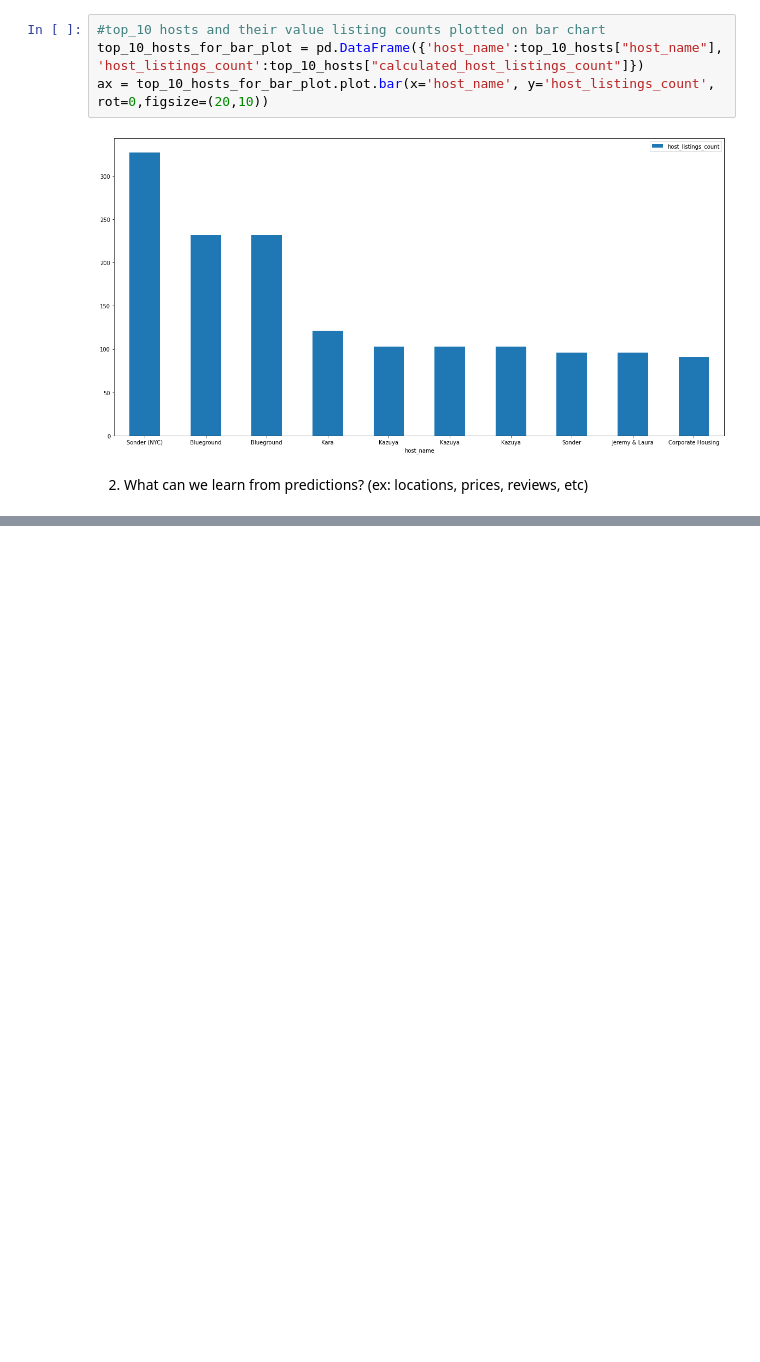
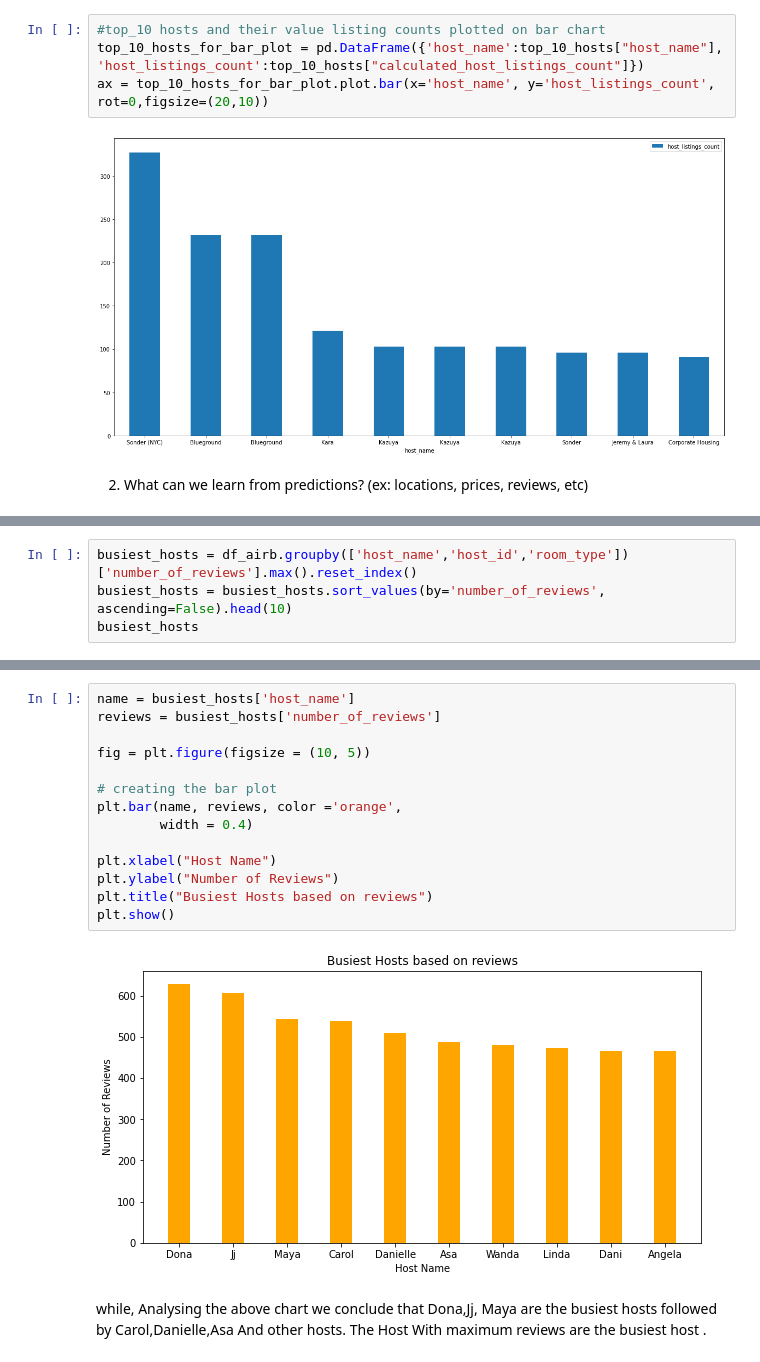
Before and after one commit to vivvvek24/Airbnb-analysis, a Jupyter notebook: Copy_of_Airbnb_Bookings_Analysis_Capstone_Project.ipynb, the cells around one changed output, grey strips where cells are left out. Saved outputs shown, nothing was run; the diff lists cells and outputs as text; blank space fills up the shorter version.

```diff
--- a/Copy_of_Airbnb_Bookings_Analysis_Capstone_Project.ipynb
+++ b/Copy_of_Airbnb_Bookings_Analysis_Capstone_Project.ipynb
@@ -261,0 +280,4 @@ plt.show()
+# %%
+busiest_hosts = df_airb.groupby(['host_name','host_id','room_type'])['number_of_reviews'].max().reset_index()
+busiest_hosts = busiest_hosts.sort_values(by='number_of_reviews', ascending=False).head(10)
+busiest_hosts
@@ -261,0 +296,18 @@ plt.show()
+# %%
+name = busiest_hosts['host_name']
+reviews = busiest_hosts['number_of_reviews']
+
+fig = plt.figure(figsize = (10, 5))
+
+# creating the bar plot
+plt.bar(name, reviews, color ='orange',
+        width = 0.4)
+
+plt.xlabel("Host Name")
+plt.ylabel("Number of Reviews")
+plt.title("Busiest Hosts based on reviews")
+plt.show()
+# %% [output]
+[figure, added]
+# %% [markdown]
+while, Analysing the above chart we conclude that Dona,Jj, Maya are the busiest hosts followed by Carol,Danielle,Asa And other hosts. The Host With maximum reviews are the busiest host .
```
Also changed, not shown: parts of 13 cells of this notebook.
